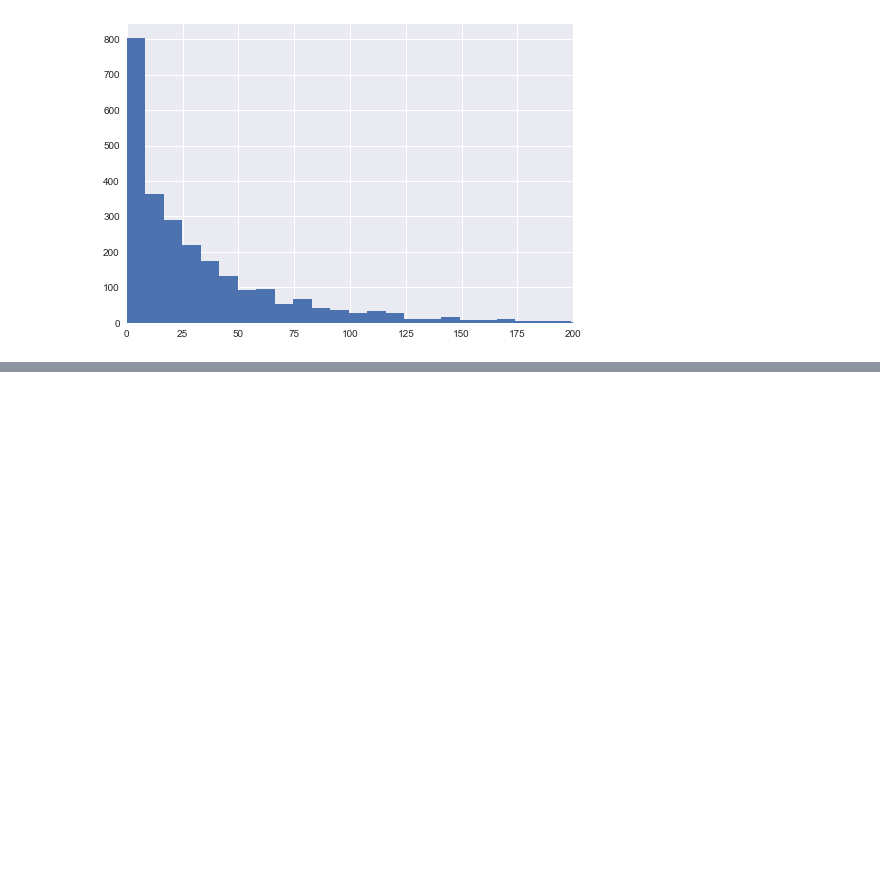
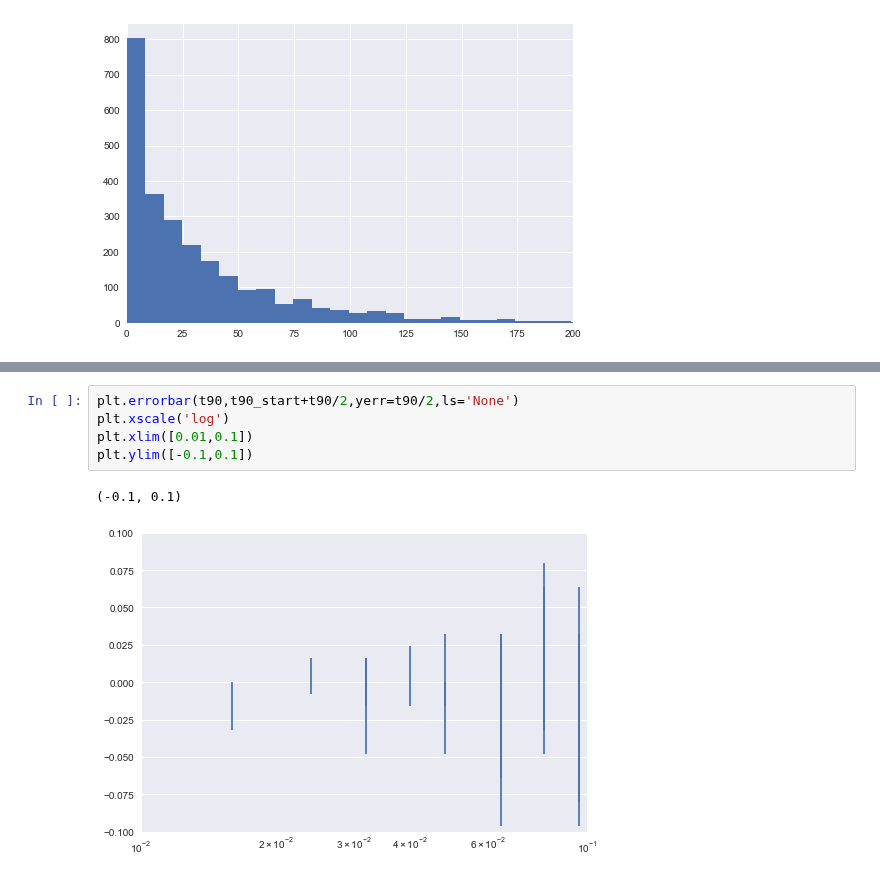
Before and after one commit to Lang-Shao/graduate_cource, a Jupyter notebook: General_Python/Statistics/Duration_GBM_catalog.ipynb, the cells around one changed output, grey strips where cells are left out. Drawn from its saved outputs; the diff is of its cells as text; blank space fills up the shorter version.

```diff
--- a/General_Python/Statistics/Duration_GBM_catalog.ipynb
+++ b/General_Python/Statistics/Duration_GBM_catalog.ipynb
@@ -57,0 +57,8 @@ plt.errorbar(t90,(t90+t90_start)/2,t90/2,ls='None')
+# %%
+plt.errorbar(t90,t90_start+t90/2,yerr=t90/2,ls='None')
+plt.xscale('log')
+plt.xlim([0.01,0.1])
+plt.ylim([-0.1,0.1])
+# %% [output]
+(-0.1, 0.1)
+[figure, added]
```
Also changed, not shown: parts of 7 cells of this notebook.
